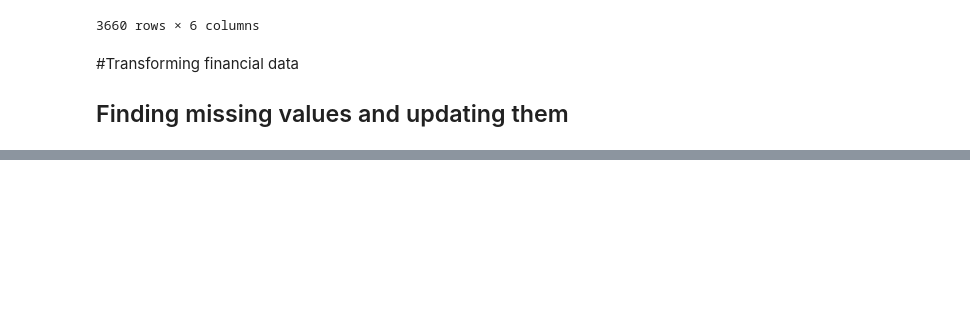
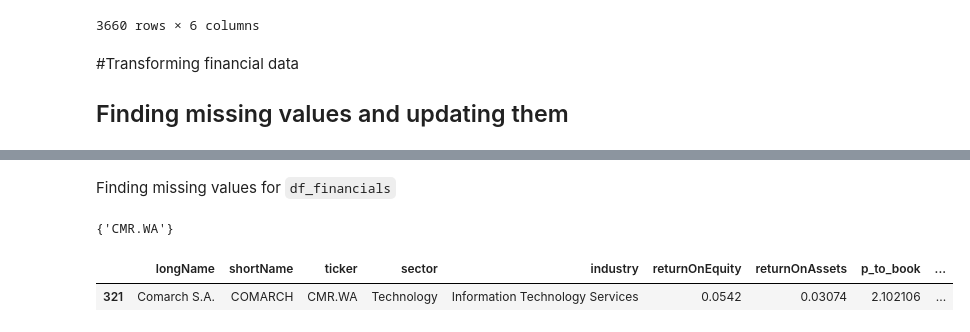
Before and after one commit to dominikjanyga/network-analysis, a Jupyter notebook: 2_network_analysis_data_cleaning.ipynb, the cells around one changed output, grey strips where cells are left out. Saved outputs shown, nothing was run; the diff lists cells and outputs as text; code cells hidden in the pictures; blank space fills up the shorter version.

```diff
--- a/2_network_analysis_data_cleaning.ipynb
+++ b/2_network_analysis_data_cleaning.ipynb
@@ -231,0 +223,45 @@ df_records_with_nans
+# %% [markdown]
+Finding missing values for `df_financials`
+# %%
+unique_tickers = df_shareholder['ticker'].unique()
+missing_tickers_financials = set(unique_tickers) - set(df_financials['ticker'])
+# %%
+missing_tickers_financials
+# %% [output]
+{'CMR.WA'}
+# %%
+new_row = []
+
+for ticker in missing_tickers_financials:
+  stock = yf.Ticker(ticker)
+  info = stock.info
+  sector = info.get('sector')
+  industry = info.get('industry')
+  name = info.get('longName')
+  short_name = info.get('shortName')
+  roe = info.get('returnOnEquity')
+  roa = info.get('returnOnAssets')
+  p_to_book = info.get('priceToBook')
+  debt_to_eq = info.get('debtToEquity')
+  beta = info.get('beta')
+
+  new_row.append({
+      'longName': name,
+      'shortName': short_name,
+      'ticker': ticker,
+      'sector': sector,
+      'industry': industry,
+      'returnOnEquity': roe,
+      'returnOnAssets': roa,
+      'p_to_book': p_to_book,
+      'debt_to_eq': debt_to_eq,
+      'beta': beta
+  })
+
+new_row = pd.DataFrame(new_row)
+df_financials = pd.concat([df_financials, new_row], ignore_index=True)
+# %%
+df_financials.loc[df_financials['ticker'] == 'CMR.WA']
+# %% [output]
+|  | longName | shortName | ticker | sector | industry | returnOnEquity | returnOnAssets | p_to_book | ... |
+| 321 | Comarch S.A. | COMARCH | CMR.WA | Technology | Information Technology Services | 0.0542 | 0.03074 | 2.102106 | ... |
```
Also changed, not shown: parts of 28 cells of this notebook.
